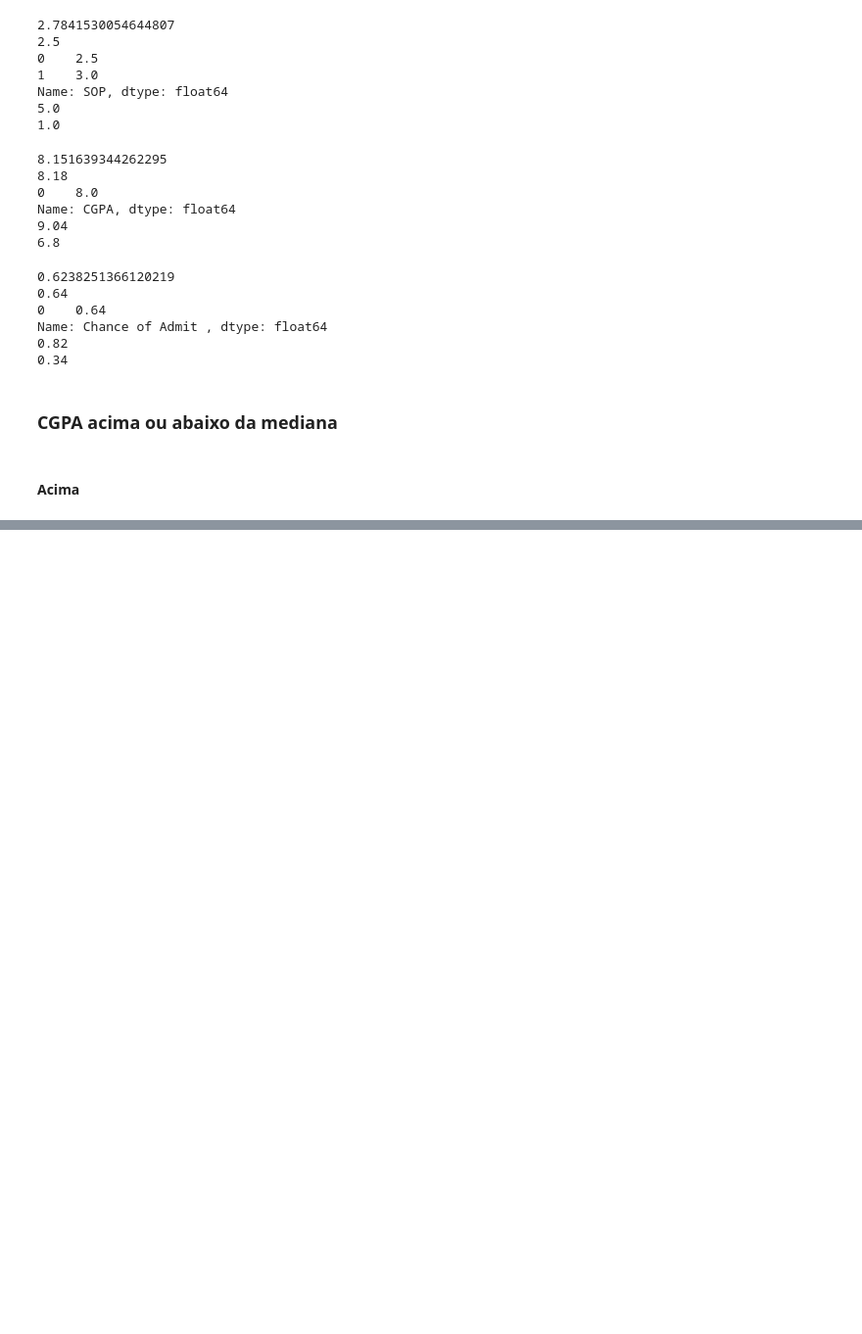
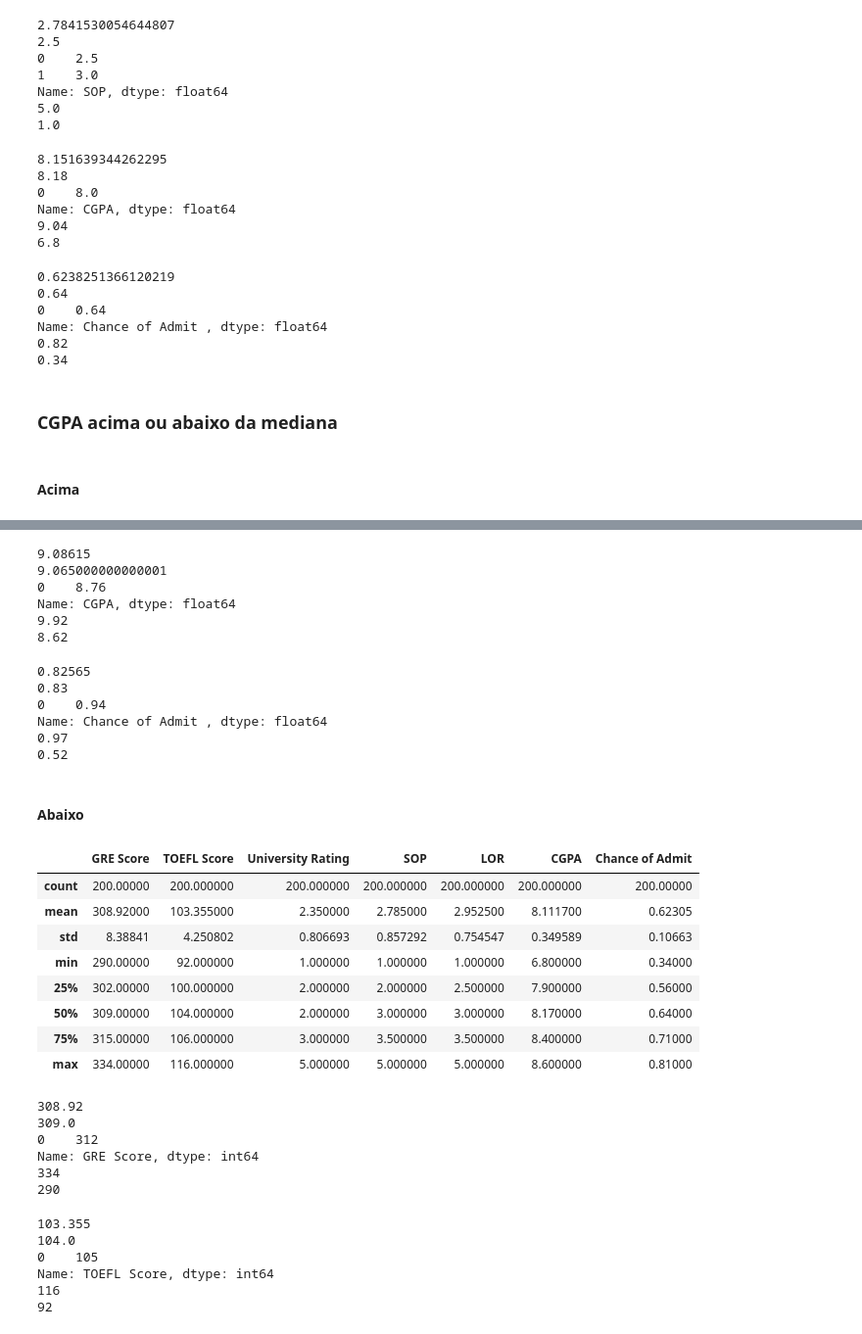
Before and after one commit to AHChaves/Trabalho-ISI, a Jupyter notebook: src/Analise_Exploratoria.ipynb, the cells around one changed output, grey strips where cells are left out. Shown at 98% size. Cells and saved outputs as stored; diff of their text form; code cells hidden in the pictures; blank space fills up the shorter version.

```diff
--- a/src/Analise_Exploratoria.ipynb
+++ b/src/Analise_Exploratoria.ipynb
@@ -529,0 +609,68 @@ Name: Chance of Admit , dtype: float64
+# %%
+print(CGPA_beyond['CGPA'].mean())
+print(CGPA_beyond['CGPA'].median())
+print(CGPA_beyond['CGPA'].mode())
+print(CGPA_beyond['CGPA'].max())
+print(CGPA_beyond['CGPA'].min())
+# %% [output]
+9.08615
+9.065000000000001
+0    8.76
+Name: CGPA, dtype: float64
+9.92
+8.62
+# %%
+print(CGPA_beyond['Chance of Admit '].mean())
+print(CGPA_beyond['Chance of Admit '].median())
+print(CGPA_beyond['Chance of Admit '].mode())
+print(CGPA_beyond['Chance of Admit '].max())
+print(CGPA_beyond['Chance of Admit '].min())
+# %% [output]
+0.82565
+0.83
+0    0.94
+Name: Chance of Admit , dtype: float64
+0.97
+0.52
+# %% [markdown]
+#### Abaixo
+# %%
+CGPA_below = df[df['CGPA'] < 8.61]
+# %%
+CGPA_below.describe()
+# %% [output]
+|  | GRE Score | TOEFL Score | University Rating | SOP | LOR | CGPA | Chance of Admit |
+| count | 200.00000 | 200.000000 | 200.000000 | 200.000000 | 200.000000 | 200.000000 | 200.00000 |
+| mean | 308.92000 | 103.355000 | 2.350000 | 2.785000 | 2.952500 | 8.111700 | 0.62305 |
+| std | 8.38841 | 4.250802 | 0.806693 | 0.857292 | 0.754547 | 0.349589 | 0.10663 |
+| min | 290.00000 | 92.000000 | 1.000000 | 1.000000 | 1.000000 | 6.800000 | 0.34000 |
+| 25% | 302.00000 | 100.000000 | 2.000000 | 2.000000 | 2.500000 | 7.900000 | 0.56000 |
+| 50% | 309.00000 | 104.000000 | 2.000000 | 3.000000 | 3.000000 | 8.170000 | 0.64000 |
+| 75% | 315.00000 | 106.000000 | 3.000000 | 3.500000 | 3.500000 | 8.400000 | 0.71000 |
+| max | 334.00000 | 116.000000 | 5.000000 | 5.000000 | 5.000000 | 8.600000 | 0.81000 |
+# %%
+print(CGPA_below['GRE Score'].mean())
+print(CGPA_below['GRE Score'].median())
+print(CGPA_below['GRE Score'].mode())
+print(CGPA_below['GRE Score'].max())
+print(CGPA_below['GRE Score'].min())
+# %% [output]
+308.92
+309.0
+0    312
+Name: GRE Score, dtype: int64
+334
+290
+# %%
+print(CGPA_below['TOEFL Score'].mean())
+print(CGPA_below['TOEFL Score'].median())
+print(CGPA_below['TOEFL Score'].mode())
+print(CGPA_below['TOEFL Score'].max())
+print(CGPA_below['TOEFL Score'].min())
+# %% [output]
+103.355
+104.0
+0    105
+Name: TOEFL Score, dtype: int64
+116
+92
```
Also changed, not shown: parts of 12 cells of this notebook.
